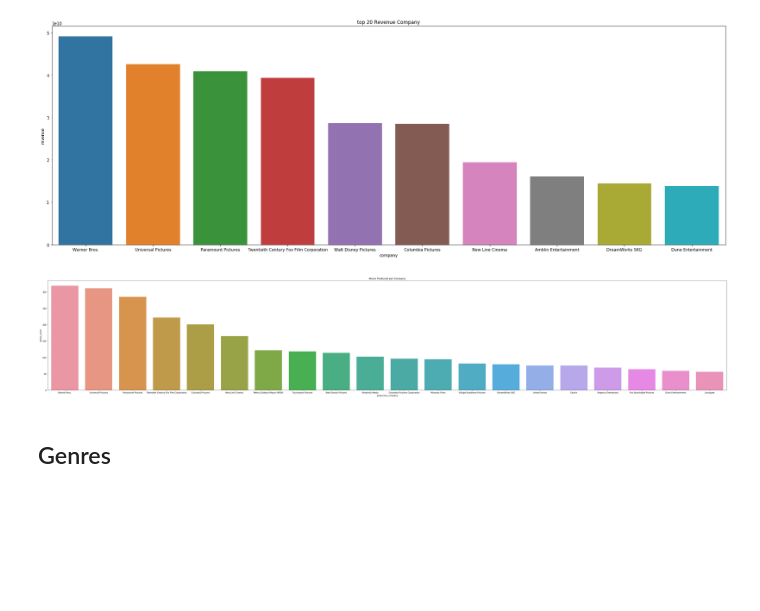
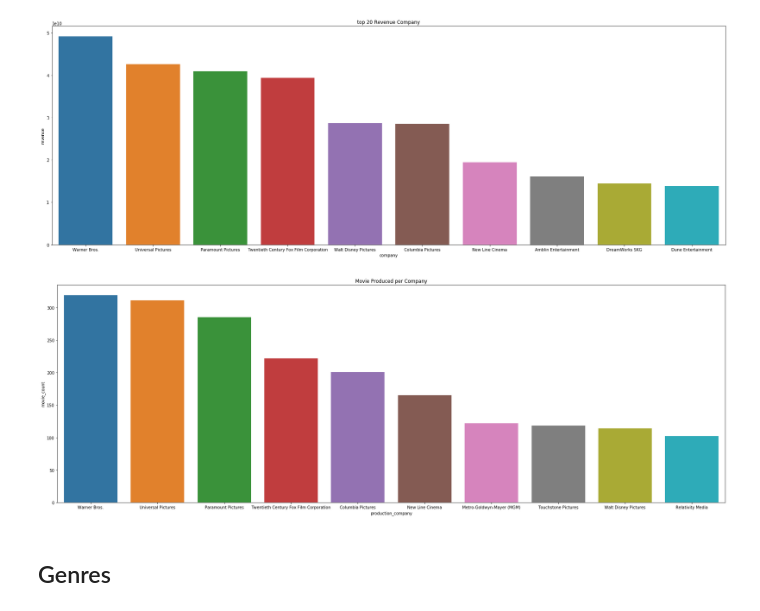
Before and after one commit to leyaof/movie-analysis, a Jupyter notebook: movie-analysis.ipynb, the cells around one changed output. Saved outputs shown, nothing was run; the diff lists cells and outputs as text; code cells hidden in the pictures; blank space fills up the shorter version.

```diff
--- a/movie-analysis.ipynb
+++ b/movie-analysis.ipynb
@@ -180,6 +173,7 @@ data['ROI'] = (data['revenue'] - data['budget'])/data['budget']
 # %%
 data['year'] = pd.DatetimeIndex(data['release_date']).year
 data['month'] = pd.DatetimeIndex(data['release_date']).strftime("%b")
+data = data.drop(columns=['release_date'])
 # %%
 data.head()
 # %% [output]
@@ -349,13 +341,13 @@ plt.show()
 # %% [output]
 [figure]
 # %%
-plt.figure(figsize=(60, 10))
-sns.barplot(data=production_freq.head(20),
+plt.figure(figsize=(30, 10))
+sns.barplot(data=production_freq.head(10),
             x='production_company',
             y='movie_count').set_title('Movie Produced per Company')
 plt.show()
 # %% [output]
-[figure, old version]
+[figure, new version]
 # %% [markdown]
 ## Genres
 # %%
```
Also changed, not shown: parts of 14 cells of this notebook.
